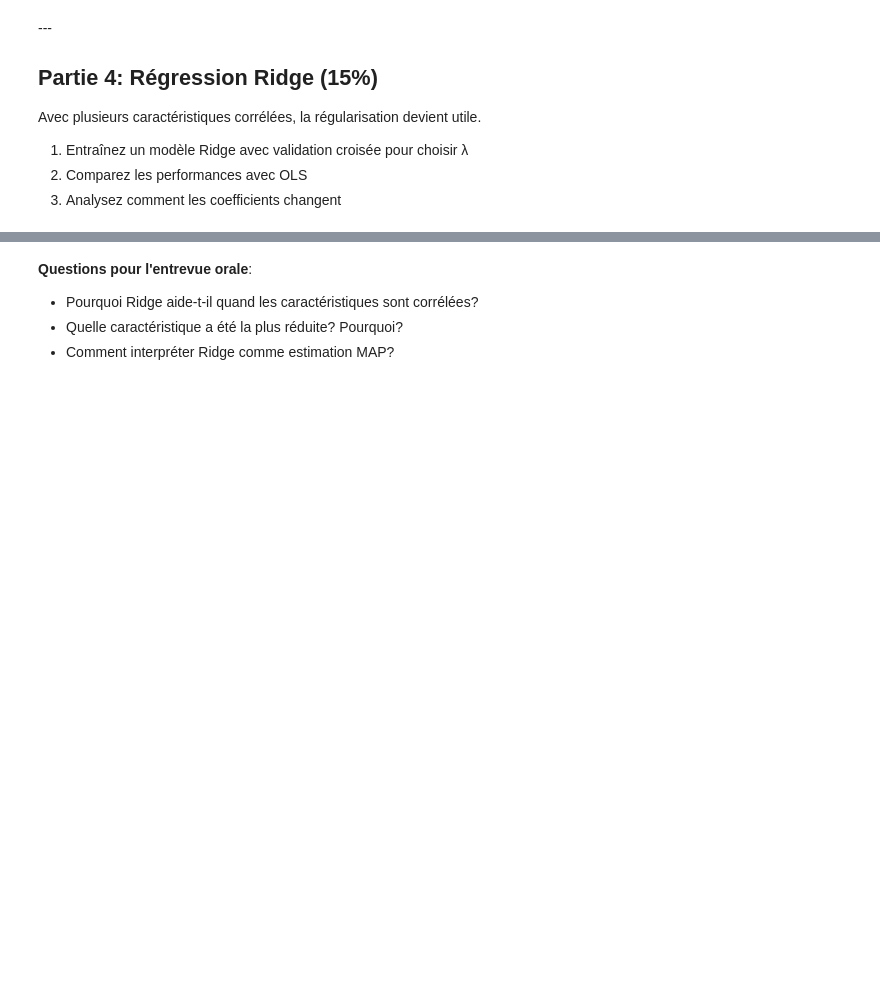
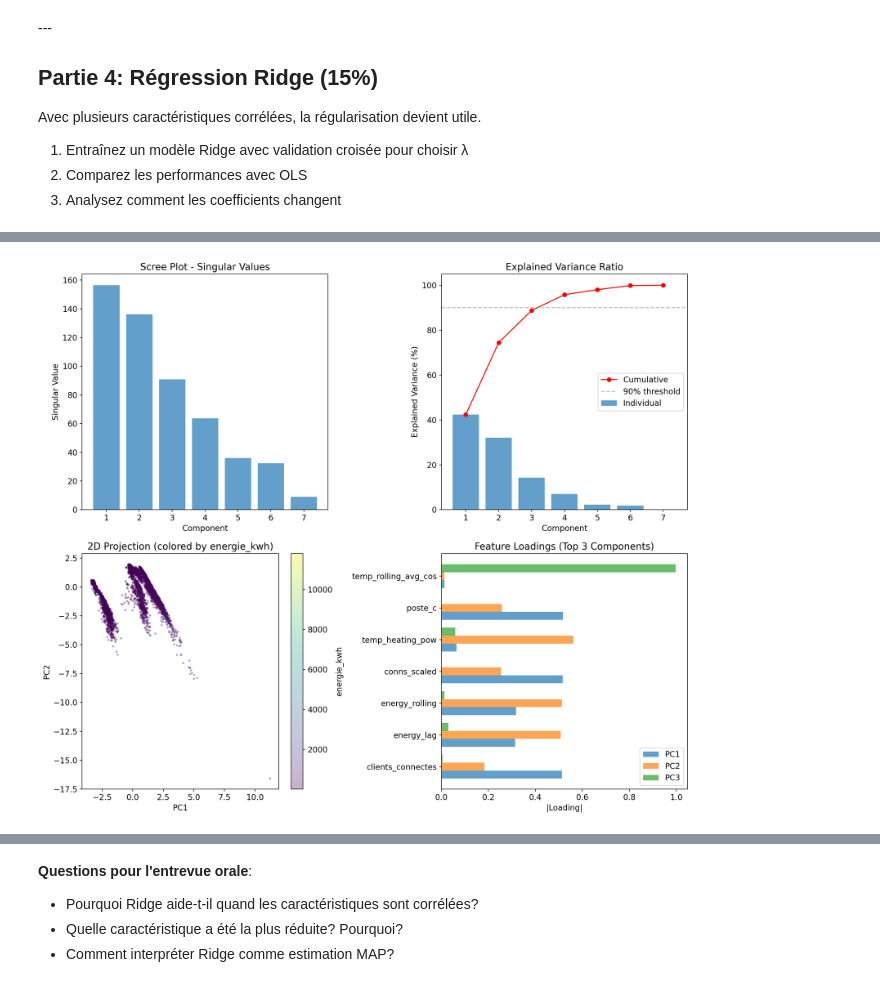
Before and after one commit to trvslhlt/ift_6390_machine_learning, a Jupyter notebook: assignments/projet_energie.ipynb, the cells around one changed output, grey strips where cells are left out. Saved outputs shown, nothing was run; the diff lists cells and outputs as text; code cells hidden in the pictures; blank space fills up the shorter version.

```diff
--- a/assignments/projet_energie.ipynb
+++ b/assignments/projet_energie.ipynb
@@ -800,0 +806,92 @@ plt.tight_layout()
+# %%
+# SVD Analysis
+from sklearn.preprocessing import StandardScaler
+
+# Select numeric features for SVD (exclude target and non-numeric)
+svd_features = features_disponibles
+X_svd = X_train_scaled
+y_svd = y_train_reg
+
+# Scale features (important for SVD)
+scaler_svd = StandardScaler()
+X_svd_scaled = scaler_svd.fit_transform(X_svd)
+
+# Apply SVD
+U, S, Vt = np.linalg.svd(X_svd_scaled, full_matrices=False)
+
+# Calculate explained variance ratio
+explained_variance = (S ** 2) / (len(X_svd_scaled) - 1)
+total_variance = explained_variance.sum()
+explained_variance_ratio = explained_variance / total_variance
+cumulative_variance_ratio = np.cumsum(explained_variance_ratio)
+
+# Visualizations
+fig, axes = plt.subplots(2, 2, figsize=(14, 12))
+
+# 1. Scree plot - Singular values
+ax = axes[0, 0]
+ax.bar(range(1, len(S) + 1), S, alpha=0.7, label='Singular Values')
+ax.set_xlabel('Component')
+ax.set_ylabel('Singular Value')
+ax.set_title('Scree Plot - Singular Values')
+ax.set_xticks(range(1, len(S) + 1))
+
+# 2. Explained variance ratio
+ax = axes[0, 1]
+ax.bar(range(1, len(S) + 1), explained_variance_ratio * 100, alpha=0.7, label='Individual')
+ax.plot(range(1, len(S) + 1), cumulative_variance_ratio * 100, 'ro-', label='Cumulative')
+ax.axhline(y=90, color='gray', linestyle='--', alpha=0.5, label='90% threshold')
+ax.set_xlabel('Component')
+ax.set_ylabel('Explained Variance (%)')
+ax.set_title('Explained Variance Ratio')
+ax.set_xticks(range(1, len(S) + 1))
+ax.legend()
+
+# 3. 2D projection (first 2 principal components)
+ax = axes[1, 0]
+# Project data onto first 2 components
+X_projected = U[:, :2] * S[:2]
+scatter = ax.scatter(X_projected[:, 0], X_projected[:, 1],
+                     c=y_svd, cmap='viridis', alpha=0.3, s=5)
+ax.set_xlabel('PC1')
+ax.set_ylabel('PC2')
+ax.set_title('2D Projection (colored by energie_kwh)')
+plt.colorbar(scatter, ax=ax, label='energie_kwh')
+
+# 4. Feature loadings for top 3 components
+ax = axes[1, 1]
+n_components = 3
+loadings = Vt[:n_components, :].T  # Features x Components
+x_pos = np.arange(len(svd_features))
+width = 0.25
+for i in range(n_components):
+    ax.barh(x_pos + i * width, np.abs(loadings[:, i]), width, label=f'PC{i+1}', alpha=0.7)
+ax.set_yticks(x_pos + width)
+ax.set_yticklabels(svd_features)
+ax.set_xlabel('|Loading|')
+ax.set_title('Feature Loadings (Top 3 Components)')
+ax.legend()
+
+plt.tight_layout()
+
+# Print summary
+print("=" * 60)
+print("SVD ANALYSIS SUMMARY")
+print("=" * 60)
+print(f"\nNumber of features: {len(svd_features)}")
+print(f"Number of samples: {len(X_svd_scaled)}")
+print(f"\nSingular values: {S.round(2)}")
+print(f"\nExplained variance ratio: {(explained_variance_ratio * 100).round(2)}%")
+print(f"Cumulative variance: {(cumulative_variance_ratio * 100).round(2)}%")
+
+# Components needed for 90% variance
+n_90 = np.argmax(cumulative_variance_ratio >= 0.90) + 1
+print(f"\nComponents needed for 90% variance: {n_90}")
+
+# Top features for each component
+print("\nTop 3 features per component:")
+for i in range(min(3, len(S))):
+    top_idx = np.argsort(np.abs(Vt[i, :]))[::-1][:3]
+    top_features = [(svd_features[j], Vt[i, j].round(3)) for j in top_idx]
+    print(f"  PC{i+1}: {top_features}")
+# %% [output]
@@ -801,3 +916,4 @@ plt.tight_layout()
+[figure, added]
 # %%
 # Correlation matrix to understand feature relationships
 import seaborn as sns
```
Also changed, not shown: parts of 15 cells of this notebook, 1 other file.
